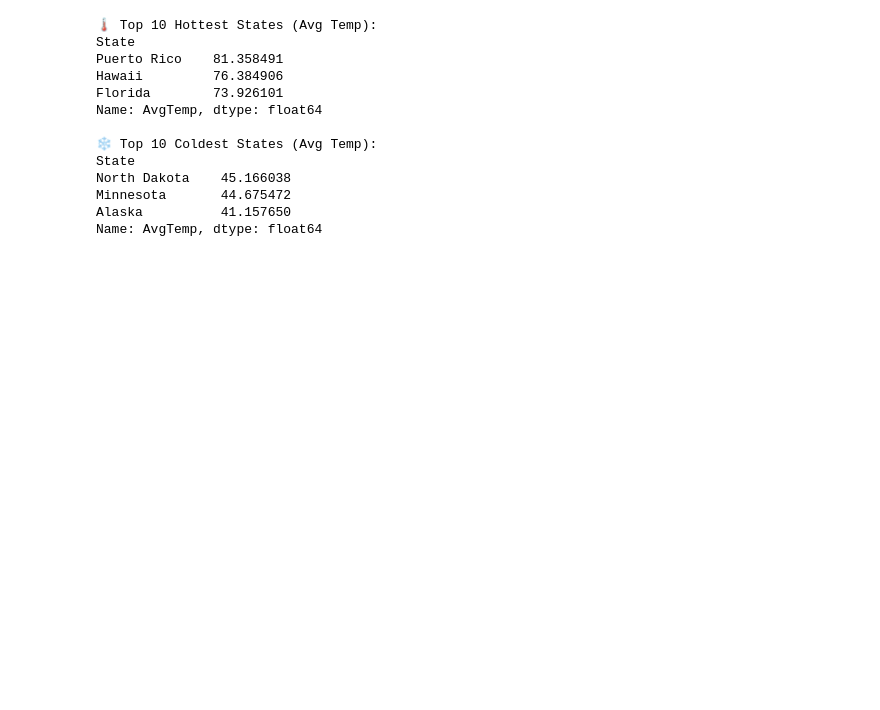
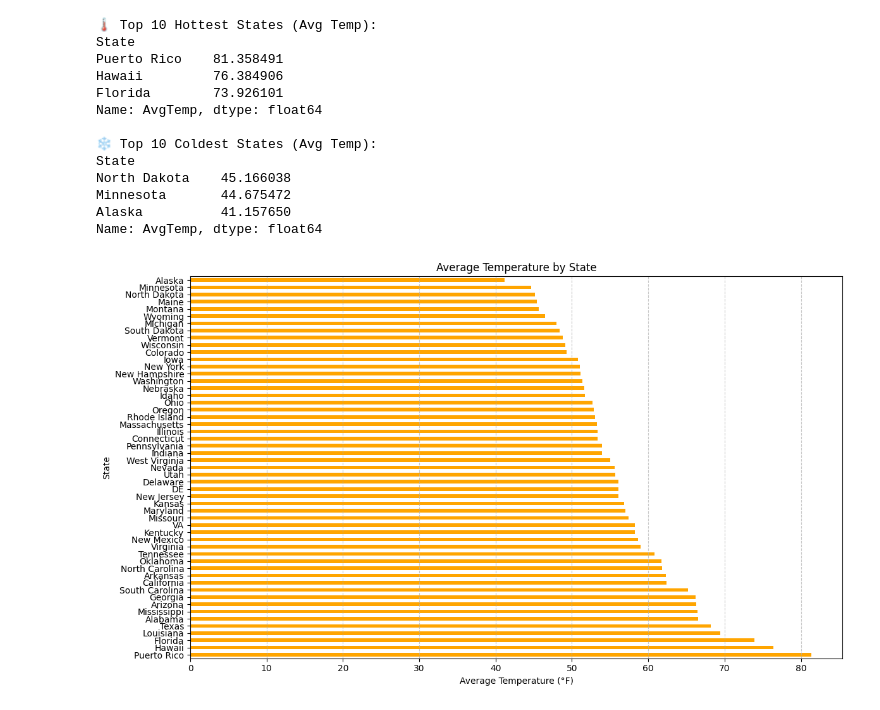
Before and after one commit to shubro-das/Mini_Projects, a Jupyter notebook: Week 1/Working with Data(pandas, csv)/weather_analyzer/main.ipynb, the cells around one changed output. Cells and saved outputs as stored; diff of their text form; code cells hidden in the pictures; blank space fills up the shorter version.

```diff
--- a/Week 1/Working with Data(pandas, csv)/weather_analyzer/main.ipynb
+++ b/Week 1/Working with Data(pandas, csv)/weather_analyzer/main.ipynb
@@ -134,3 +134,20 @@ North Dakota    45.166038
 Minnesota       44.675472
 Alaska          41.157650
 Name: AvgTemp, dtype: float64
+# %%
+import matplotlib.pyplot as plt
+
+# Plotting
+plt.figure(figsize=(12, 7))
+state_avg_temp.plot(kind='barh', color='orange')
+plt.xlabel('Average Temperature (°F)')
+plt.ylabel('State')
+plt.title('Average Temperature by State')
+plt.grid(axis='x', linestyle='--', alpha=0.7)
+plt.tight_layout()
+
+# Save and show
+# plt.savefig("state_avg_temp.png")
+plt.show()
+# %% [output]
+[figure, added]
```
Also changed, not shown: parts of 19 cells of this notebook.
